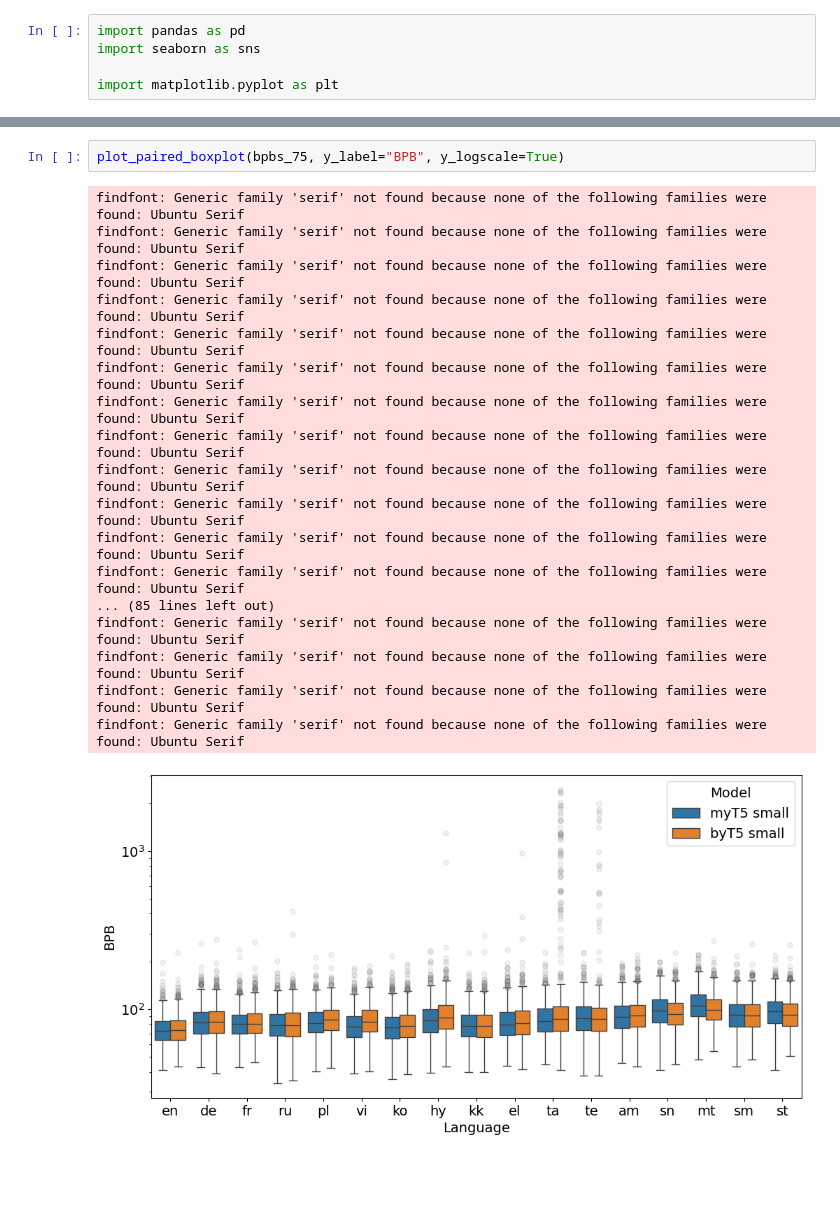
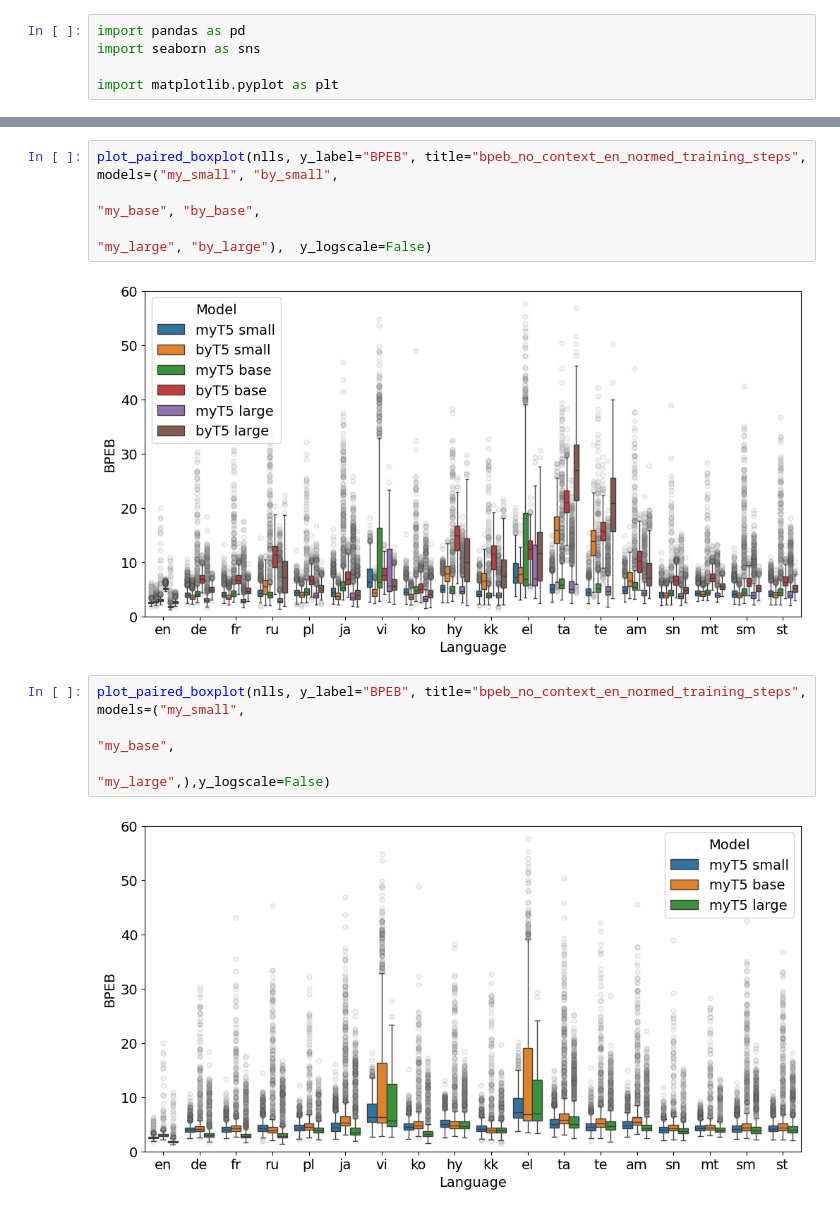
Before and after one commit to tomlimi/MYTE, a Jupyter notebook: flores_modeling_results.ipynb, the cells around one changed output, grey strips where cells are left out. Drawn from its saved outputs; the diff is of its cells as text; blank space fills up the shorter version.

```diff
--- a/flores_modeling_results.ipynb
+++ b/flores_modeling_results.ipynb
@@ -379,21 +497,12 @@ findfont: Generic family 'serif' not found because none of the following familie
-# %%
-plot_paired_boxplot(bpbs_75, y_label="BPB", y_logscale=True)
-# %% [output]
-findfont: Generic family 'serif' not found because none of the following families were found: Ubuntu Serif
-findfont: Generic family 'serif' not found because none of the following families were found: Ubuntu Serif
-findfont: Generic family 'serif' not found because none of the following families were found: Ubuntu Serif
-findfont: Generic family 'serif' not found because none of the following families were found: Ubuntu Serif
-findfont: Generic family 'serif' not found because none of the following families were found: Ubuntu Serif
-findfont: Generic family 'serif' not found because none of the following families were found: Ubuntu Serif
-findfont: Generic family 'serif' not found because none of the following families were found: Ubuntu Serif
-findfont: Generic family 'serif' not found because none of the following families were found: Ubuntu Serif
-findfont: Generic family 'serif' not found because none of the following families were found: Ubuntu Serif
-findfont: Generic family 'serif' not found because none of the following families were found: Ubuntu Serif
-findfont: Generic family 'serif' not found because none of the following families were found: Ubuntu Serif
-findfont: Generic family 'serif' not found because none of the following families were found: Ubuntu Serif
-... (85 lines left out)
-findfont: Generic family 'serif' not found because none of the following families were found: Ubuntu Serif
-findfont: Generic family 'serif' not found because none of the following families were found: Ubuntu Serif
-findfont: Generic family 'serif' not found because none of the following families were found: Ubuntu Serif
-findfont: Generic family 'serif' not found because none of the following families were found: Ubuntu Serif
-[figure, removed]
+# %%
+plot_paired_boxplot(nlls, y_label="BPEB", title="bpeb_no_context_en_normed_training_steps", models=("my_small", "by_small",
+                                                                                                   "my_base", "by_base",
+                                                                                                   "my_large", "by_large"),  y_logscale=False)
+# %% [output]
+[figure, added]
+# %%
+plot_paired_boxplot(nlls, y_label="BPEB", title="bpeb_no_context_en_normed_training_steps", models=("my_small",
+                                                                                                   "my_base",
+                                                                                                   "my_large",),y_logscale=False)
+# %% [output]
+[figure, added]
```
Also changed, not shown: parts of 48 cells of this notebook.
